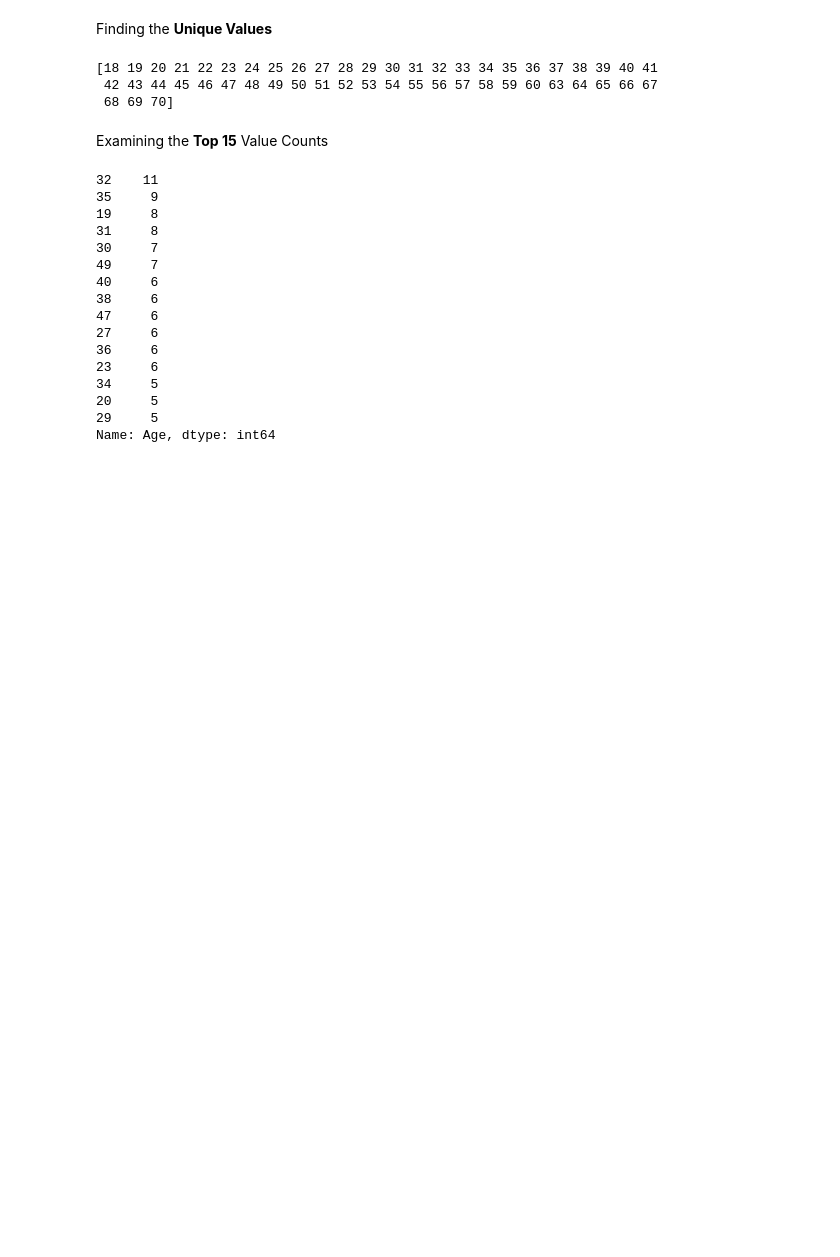
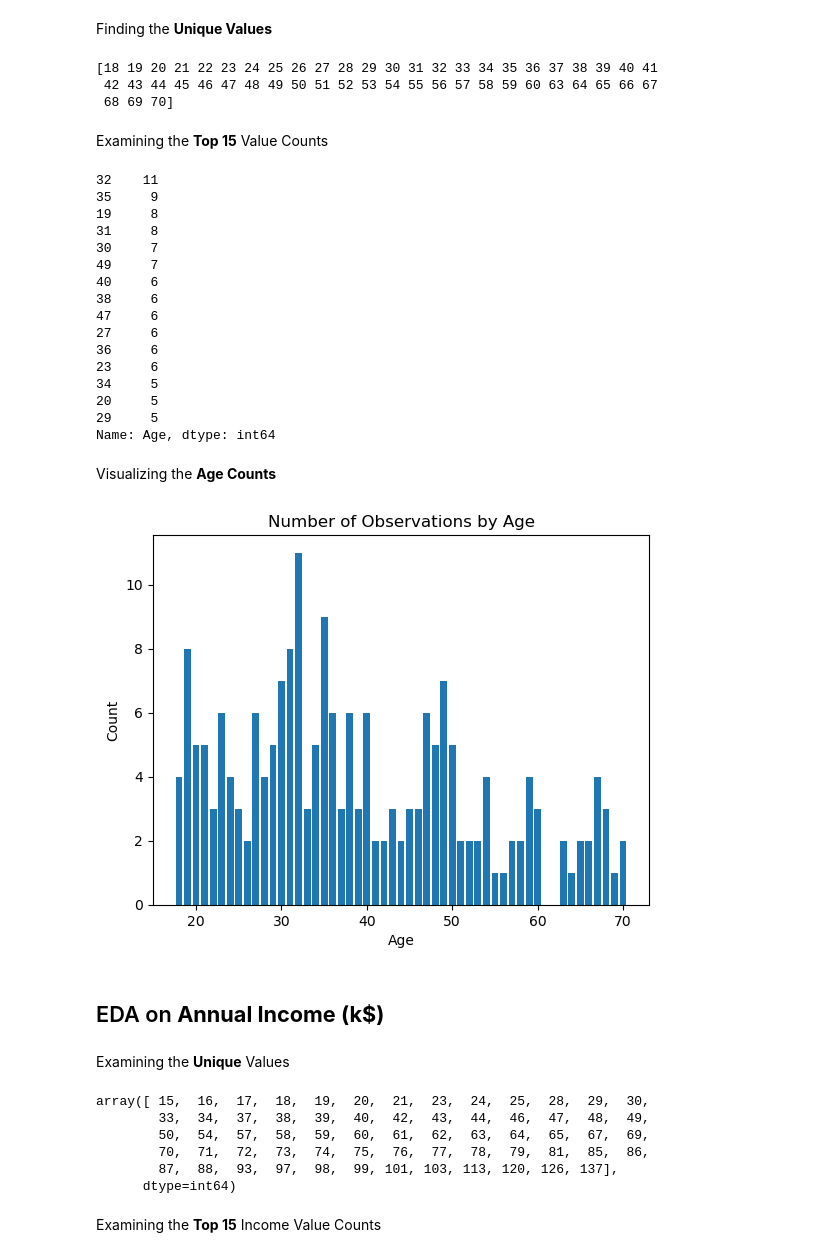
Before and after one commit to masonlonoff/Mall_Customer_Segmentation, a Jupyter notebook: Exploratory_Data_Analysis_Segmentation.ipynb, the cells around one changed output. Cells and saved outputs as stored; diff of their text form; code cells hidden in the pictures; blank space fills up the shorter version.

```diff
--- a/Exploratory_Data_Analysis_Segmentation.ipynb
+++ b/Exploratory_Data_Analysis_Segmentation.ipynb
@@ -164,3 +164,32 @@ df.Age.value_counts().head(15)
 20     5
 29     5
 Name: Age, dtype: int64
+# %% [markdown]
+Visualizing the **Age Counts**
+# %%
+age_counts = df.Age.value_counts()
+
+plt.bar(age_counts.index, age_counts.values)
+plt.title('Number of Observations by Age')
+plt.xlabel('Age')
+plt.ylabel('Count');
+
+#each bar is a single age value
+# %% [output]
+[figure, added]
+# %% [markdown]
+## EDA on **Annual Income (k$)**
+# %% [markdown]
+Examining the **Unique** Values
+# %%
+unique_income_values = df['Annual Income (k$)'].unique()
+unique_income_values
+# %% [output]
+array([ 15,  16,  17,  18,  19,  20,  21,  23,  24,  25,  28,  29,  30,
+        33,  34,  37,  38,  39,  40,  42,  43,  44,  46,  47,  48,  49,
+        50,  54,  57,  58,  59,  60,  61,  62,  63,  64,  65,  67,  69,
+        70,  71,  72,  73,  74,  75,  76,  77,  78,  79,  81,  85,  86,
+        87,  88,  93,  97,  98,  99, 101, 103, 113, 120, 126, 137],
+      dtype=int64)
+# %% [markdown]
+Examining the **Top 15** Income Value Counts
```
Also changed, not shown: parts of 9 cells of this notebook.
